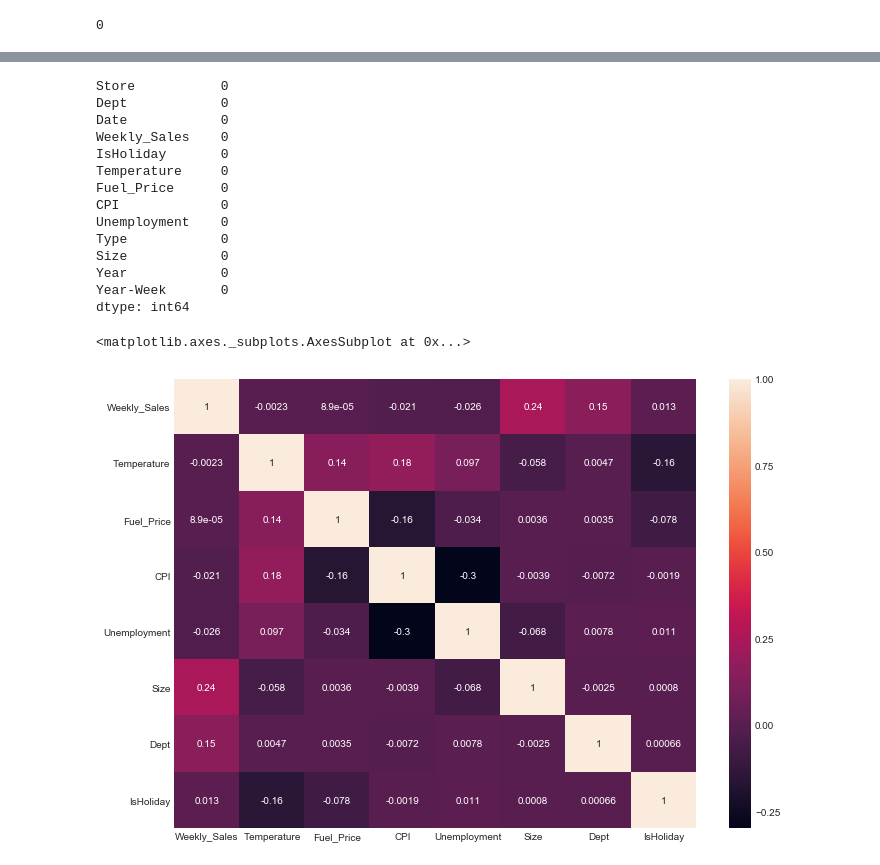
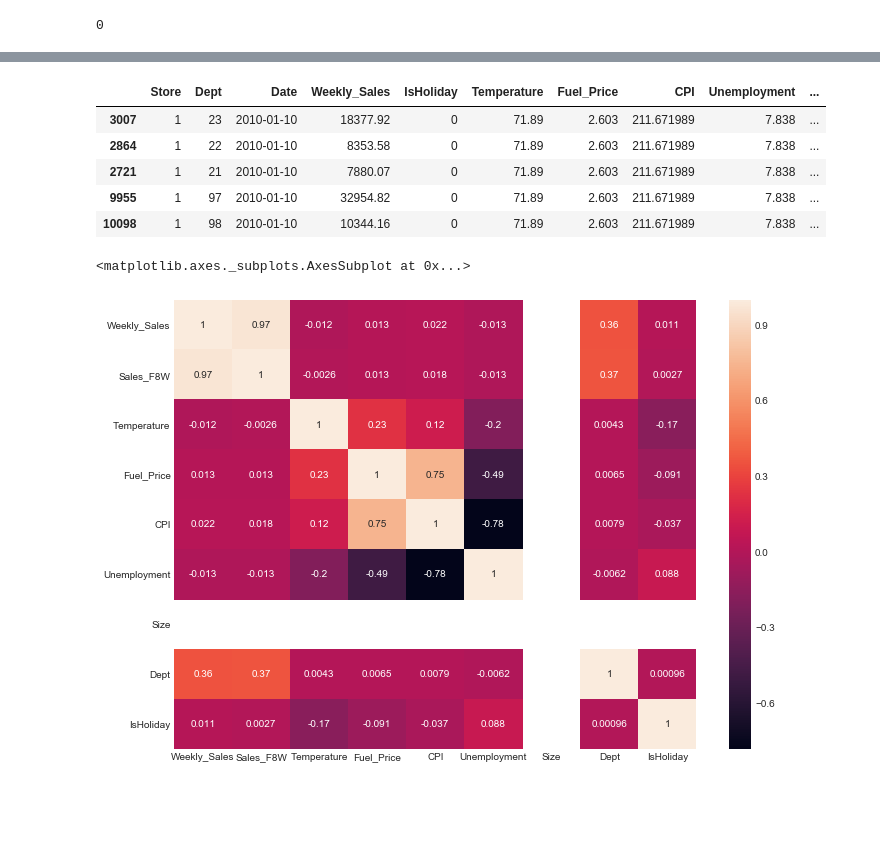
Before and after one commit to opread/retail_kaggle, a Jupyter notebook: MyNotebookV2.ipynb, the cells around one changed output, grey strips where cells are left out. Drawn from its saved outputs; the diff is of its cells as text; code cells hidden in the pictures; blank space fills up the shorter version.

Commit message:
Updated version where we sum retail sales for the next 8w as predictor

```diff
--- a/MyNotebookV2.ipynb
+++ b/MyNotebookV2.ipynb
@@ -189,17 +208,19 @@ retail['Date'] = pd.to_datetime(retail['Date'])
 retail['Year'] = pd.DatetimeIndex(retail['Date']).year
 retail['Year-Week'] = retail['Date'].dt.strftime('%Y-%U')
 
-# I noticed there are Sales figures that are 0 or even negative, cleanup:
-retail = retail[retail['Weekly_Sales'].gt(0)]
-
-# On features Fill na gaps forward on CPI and Unemployment, Data seems sorted by date already
-# https://pandas.pydata.org/pandas-docs/stable/user_guide/missing_data.html
-retail['CPI'] = retail['CPI'].fillna(method='pad')
-retail['Unemployment'] = retail['Unemployment'].fillna(method='pad')
+# I noticed there are Sales figures that are negative, cleanup:
+retail = retail[retail['Weekly_Sales']>=0]
 
 # turn IsHoliday into an Integer, useful later for numeric computations
 retail['IsHoliday'] = retail['IsHoliday'].astype(int)
 
+# Calculate the Forward sum of sales for the next 8 weeks
+retail = retail.assign(Sales_F1=np.nan)
+
+
+# Sort by Date as the data is not ordered by Date
+retail = retail.sort_values(by=['Date'])
+
 # checkout the dataset we're going to use further
 retail.describe()
 # %% [output]
@@ -215,27 +236,39 @@ retail.describe()
+# %%
+# Calculate Forward Sales 8 Weeks, and test if the sum is right, sorry I need more time to do this in a vectorised way
+retail_S1 = retail[retail['Store']==1]
+
+for index, row in retail_S1.iterrows():
+    store = row.Store
+    dept = row.Dept
+    date = row.Date
+
+    sales_forward  = retail_S1['Weekly_Sales'][(retail_S1['Store']==store) & (retail_S1['Dept']==dept) & (retail_S1['Date']>date)].head(8)
+    if sales_forward.size==8:
+        retail_S1['Sales_F8W'].at[index] = sales_forward.sum()
+    ## else it stays NaN as this is the default value
+
+# tried this with dataframe groupby but how to insert the data back in the data frame?
+# print(retail.groupby(['Store','Dept']).rolling(window=8).agg({'Weekly_Sales':'sum'}).head(8))
+# print(retail['Weekly_Sales'][(retail['Store']==1) & (retail['Dept']==1)].head(8).sum())
+# retail['Weekly_Sales'][(retail['Store']==1) & (retail['Dept']==1) & (retail['Date']>'2010-02-04')].head(8).sum()
 # %%
-# make sure the dataset is clean
-retail.isna().sum(axis = 0)
+# make sure the dataset is clean by droping the rows where we could not calculate the Sales_F8W due to insufficient data
+retail_S1 = retail_S1.dropna()
+retail_S1.isna().sum(axis = 0)
+retail_S1.head()
 # %% [output]
-Store           0
-Dept            0
-Date            0
-Weekly_Sales    0
-IsHoliday       0
-Temperature     0
-Fuel_Price      0
-CPI             0
-Unemployment    0
-Type            0
-Size            0
-Year            0
-Year-Week       0
-dtype: int64
+|  | Store | Dept | Date | Weekly_Sales | IsHoliday | Temperature | Fuel_Price | CPI | Unemployment | ... |
+| 3007 | 1 | 23 | 2010-01-10 | 18377.92 | 0 | 71.89 | 2.603 | 211.671989 | 7.838 | ... |
+| 2864 | 1 | 22 | 2010-01-10 | 8353.58 | 0 | 71.89 | 2.603 | 211.671989 | 7.838 | ... |
+| 2721 | 1 | 21 | 2010-01-10 | 7880.07 | 0 | 71.89 | 2.603 | 211.671989 | 7.838 | ... |
+| 9955 | 1 | 97 | 2010-01-10 | 32954.82 | 0 | 71.89 | 2.603 | 211.671989 | 7.838 | ... |
+| 10098 | 1 | 98 | 2010-01-10 | 10344.16 | 0 | 71.89 | 2.603 | 211.671989 | 7.838 | ... |
 # %%
 # Data analysis: visualisations, corr matrix for the numeric factors
-col_features = ['Weekly_Sales','Temperature','Fuel_Price','CPI','Unemployment','Size', 'Dept', 'IsHoliday']
+col_features = ['Weekly_Sales','Sales_F8W','Temperature','Fuel_Price','CPI','Unemployment','Size', 'Dept', 'IsHoliday']
 a4_dims = (11.7, 8.27)
 fig, ax = plt.subplots(figsize=a4_dims)
-sns.heatmap(retail[col_features].corr(),annot=True)
+sns.heatmap(retail_S1[col_features].corr(),annot=True)
 # %% [output]
 <matplotlib.axes._subplots.AxesSubplot at 0x...>
-[figure, old version]
+[figure, new version]
```
Also changed, not shown: parts of 30 cells of this notebook, 3 other files.
